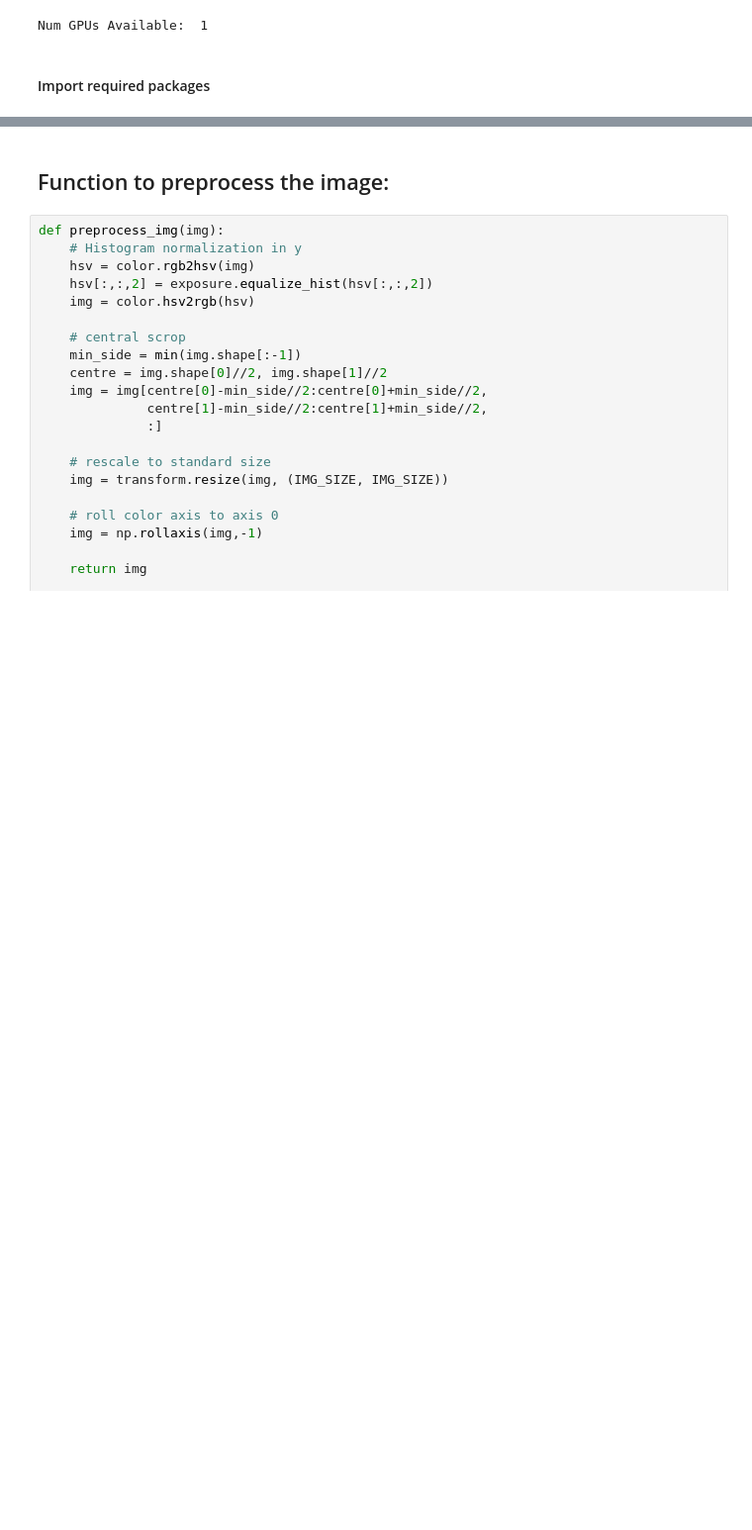
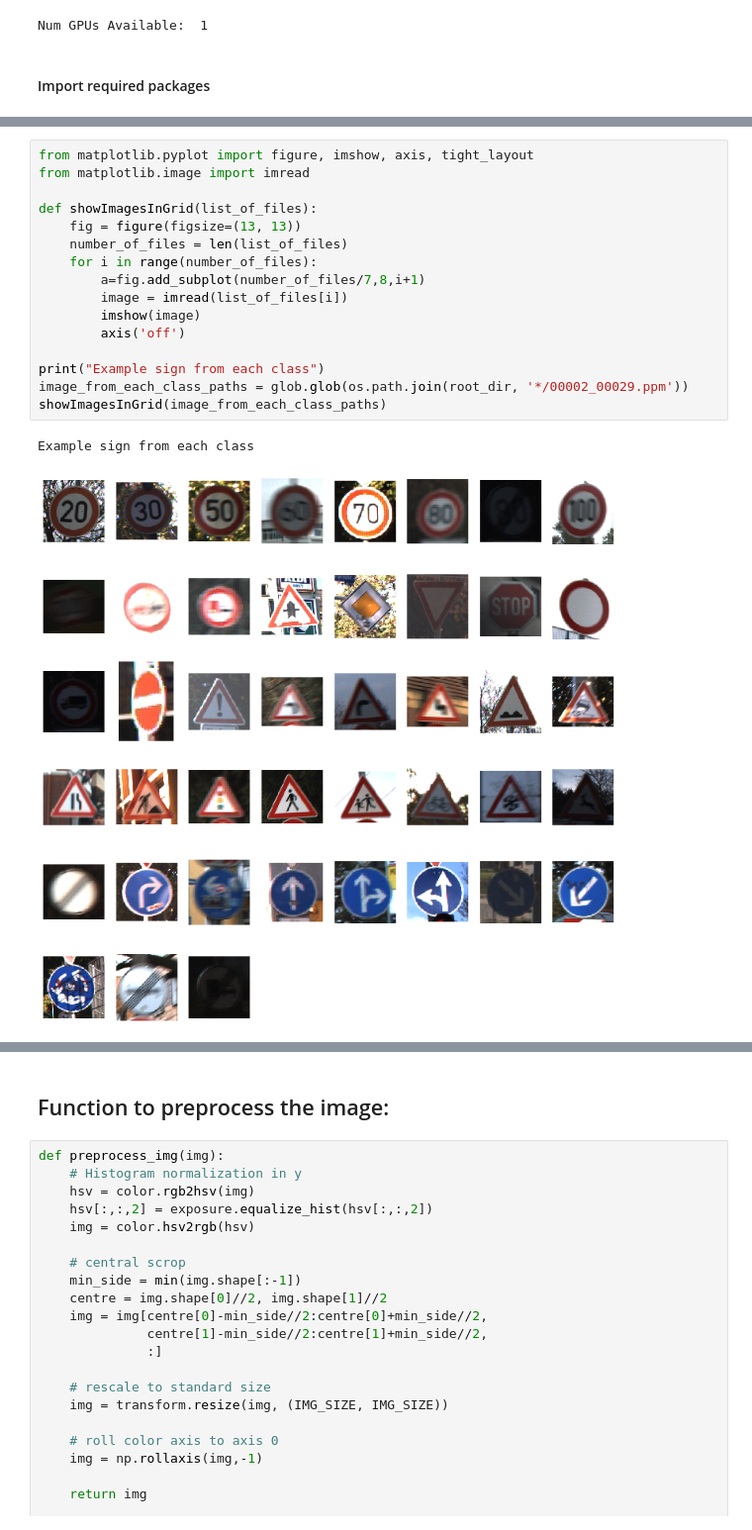
Before and after one commit to bogus1aw/trafic-signs-recognition, a Jupyter notebook: Traffic Sign Classification with examples.ipynb, the cells around one changed output, grey strips where cells are left out. Shown at 99% size. Cells and saved outputs as stored; diff of their text form; blank space fills up the shorter version.

```diff
--- a/Traffic Sign Classification with examples.ipynb
+++ b/Traffic Sign Classification with examples.ipynb
@@ -43,0 +54,19 @@ finish step 1
+# %%
+from matplotlib.pyplot import figure, imshow, axis, tight_layout
+from matplotlib.image import imread
+
+def showImagesInGrid(list_of_files):
+    fig = figure(figsize=(13, 13))
+    number_of_files = len(list_of_files)
+    for i in range(number_of_files):
+        a=fig.add_subplot(number_of_files/7,8,i+1)
+        image = imread(list_of_files[i])
+        imshow(image)
+        axis('off')
+
+print("Example sign from each class")
+image_from_each_class_paths = glob.glob(os.path.join(root_dir, '*/00002_00029.ppm'))
+showImagesInGrid(image_from_each_class_paths)
+# %% [output]
+Example sign from each class
+[figure, added]
```
Also changed, not shown: parts of 9 cells of this notebook.
